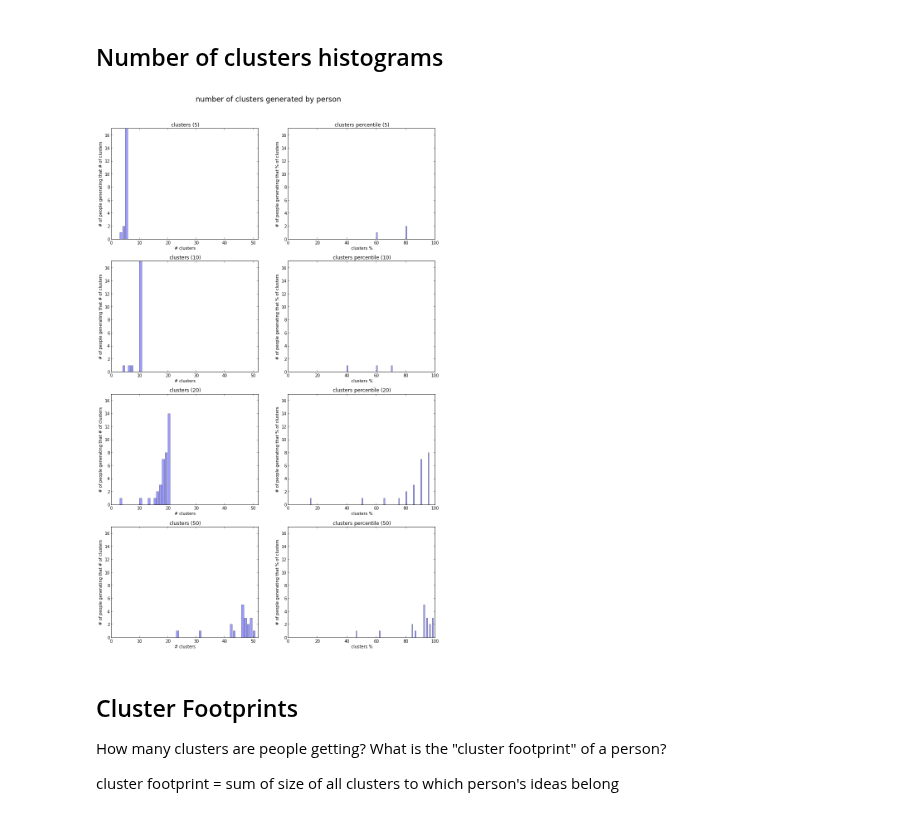
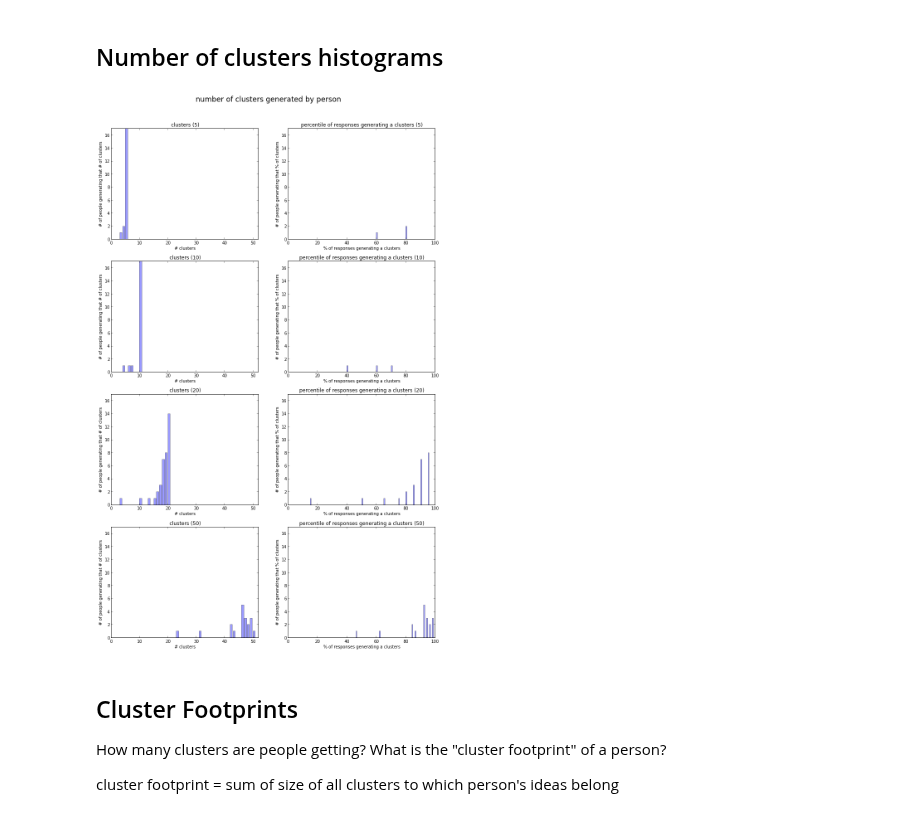
Before and after one commit to filkry/crowbrain, a Jupyter notebook: exps/post_pilot12_13_stats.ipynb, the cells around one changed output. Drawn from its saved outputs; the diff is of its cells as text; code cells hidden in the pictures.

Commit message:
updated histogram labels

```diff
--- a/exps/post_pilot12_13_stats.ipynb
+++ b/exps/post_pilot12_13_stats.ipynb
@@ -462,36 +462,36 @@ def hists(condition_dict, plot_title, thing_being_counted):
 
         xlabel("# %s" % thing_being_counted)
         ylabel('# of people generating that # of %s' % thing_being_counted)
         xlim(xmin, xmax)
         ylim(0, ymax)
         title("%s (%i)" % (thing_being_counted, condition))
 
     # Normalized plots
 
     normalized = dict()
     for condition in nozero:
         if condition == 0:
             continue
 
         normalized[condition] = 100.0 * np.array(nozero[condition]) / float(condition)
         normalized[condition] = [int(x) for x in normalized[condition]]
 
     for i, condition in enumerate(normalized):
         ys = np.bincount(normalized[condition])
         xs = range(0, len(ys))
 
         subplot(rows, 2, 2*ordered_keys.index(condition) + 2)
         bar(xs, ys, alpha=0.4)
 
-        xlabel("%s %%" % thing_being_counted)
+        xlabel("%% of responses generating a %s" % thing_being_counted)
         ylabel('# of people generating that %% of %s' % thing_being_counted)
         xlim(0, 100)
         ylim(0, ymax)
-        title("%s percentile (%i)" % (thing_being_counted, condition))
+        title("percentile of responses generating a %s (%i)" % (thing_being_counted, condition))
 
 hists(num_clusters, "number of clusters generated by person", "clusters")
 # %% [output]
-[figure, old version]
+[figure, new version]
 # %% [markdown]
 ## Cluster Footprints
 
```
Also changed, not shown: parts of 1 cell of this notebook.
